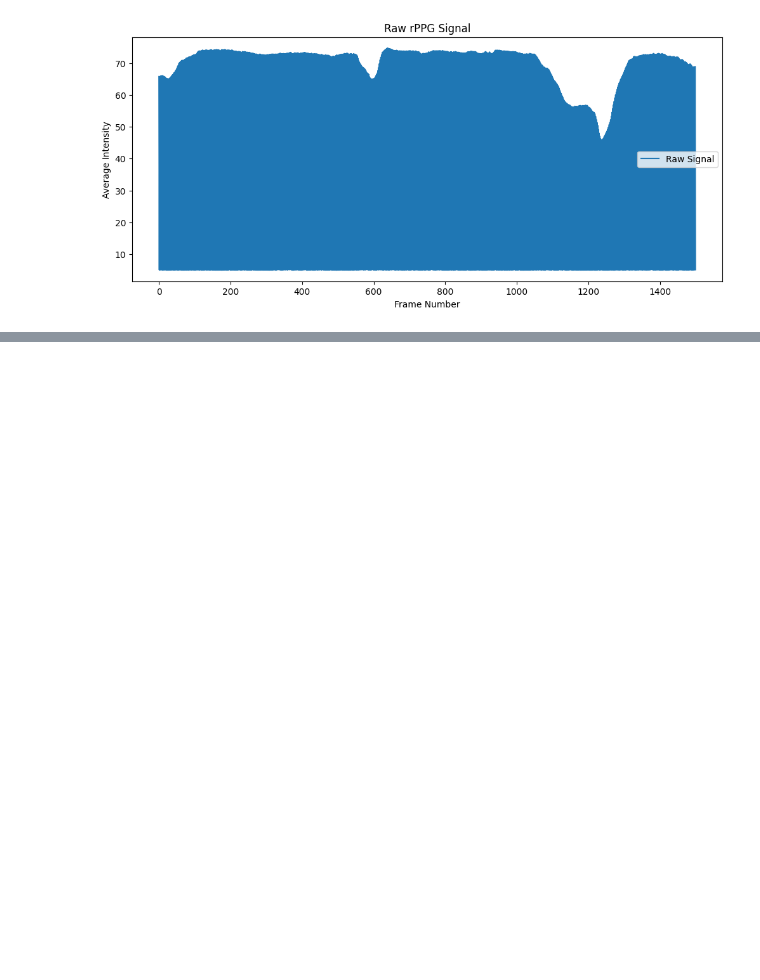
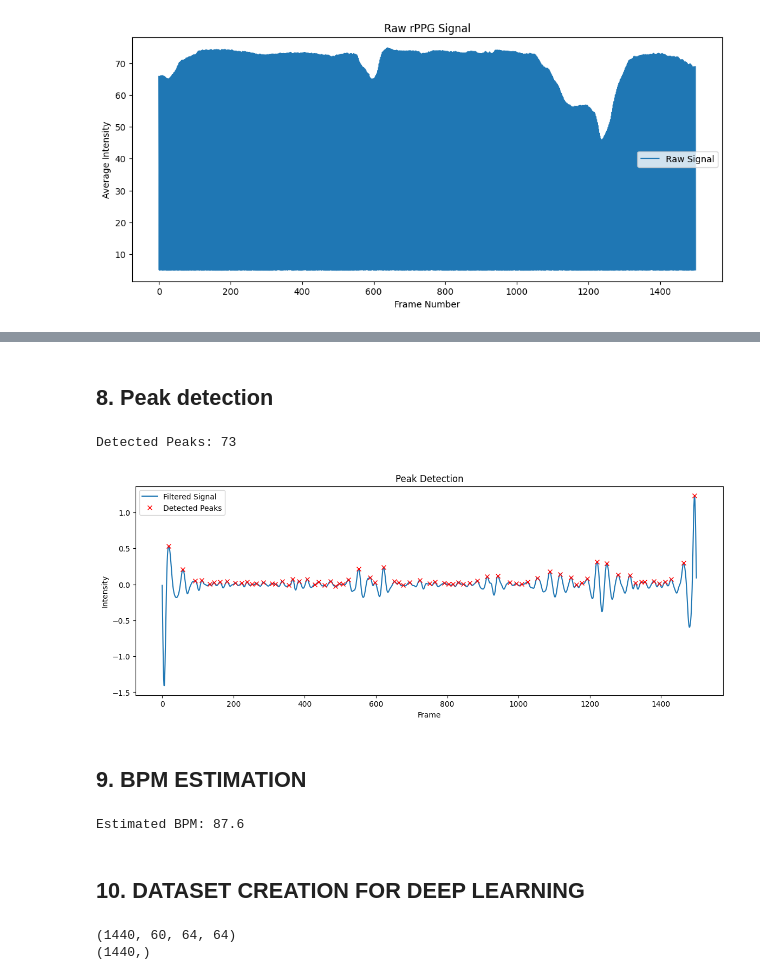
Before and after one commit to Priti-sys/heart-rate-estimation-nir, a Jupyter notebook: heart_rate_project.ipynb, the cells around one changed output, grey strips where cells are left out. Cells and saved outputs as stored; diff of their text form; code cells hidden in the pictures; blank space fills up the shorter version.

```diff
--- a/heart_rate_project.ipynb
+++ b/heart_rate_project.ipynb
@@ -96,8 +98,80 @@ plt.show()
+# %% [markdown]
+## 8. Peak detection
 # %%
 #8 Peak detection
-peaks, _ = find_peaks ( filtered_signal, distance = 10)
+peaks, _ = find_peaks( filtered_signal, distance = 10)
 
 print("Detected Peaks:", len(peaks))
-plt.figure(figsize = (14,5))
-plt.plot(filtered_signal, label = "Filtered Signal")
-plt.plot(peaks, )
+plt.figure(figsize=(14,5))
+
+plt.plot(filtered_signal, label="Filtered Signal")
+
+plt.plot(
+    peaks,
+    filtered_signal[peaks],
+    "rx",
+    label="Detected Peaks"
+)
+
+plt.title("Peak Detection")
+
+plt.xlabel("Frame")
+
+plt.ylabel("Intensity")
+
+plt.legend()
+
+plt.show()
+# %% [output]
+Detected Peaks: 73
+[figure, added]
+# %% [markdown]
+## 9. BPM ESTIMATION
+# %%
+duration_seconds = len(filtered_signal) / fs
+
+bpm = (len(peaks) / duration_seconds) * 60
+
+print("Estimated BPM:", round(bpm,2))
+# %% [output]
+Estimated BPM: 87.6
+# %% [markdown]
+## 10. DATASET CREATION FOR DEEP LEARNING
+# %%
+sequence_length = 60
+
+sequences = []
+labels = []
+for i in range(len(files) - sequence_length):
+
+    sequence = []
+
+    for j in range(sequence_length):
+
+        file = files[i + j]
+
+        if file.lower().endswith(".pgm"):
+
+            path = os.path.join(folder_path, file)
+
+            img = cv2.imread(path, cv2.IMREAD_GRAYSCALE)
+
+            img = cv2.resize(img, (64,64))
+
+            img = img / 255.0
+
+            sequence.append(img)
+
+    if len(sequence) == sequence_length:
+
+        sequences.append(sequence)
+
+        labels.append(bpm)
+X = np.array(sequences)
+y = np.array(labels)
+
+print(X.shape)
+print(y.shape)
+# %% [output]
+(1440, 60, 64, 64)
+(1440,)
```
Also changed, not shown: parts of 58 cells of this notebook.
